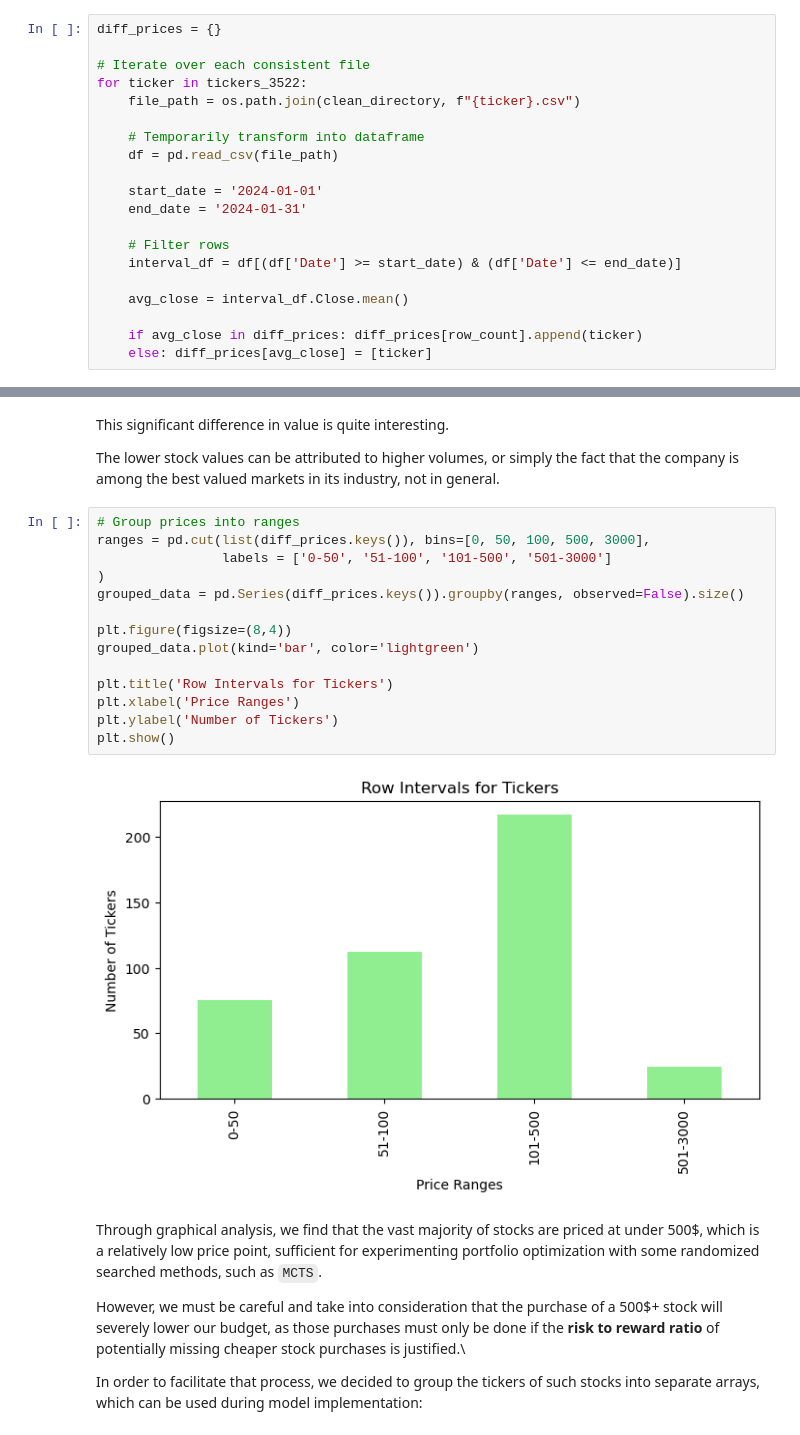
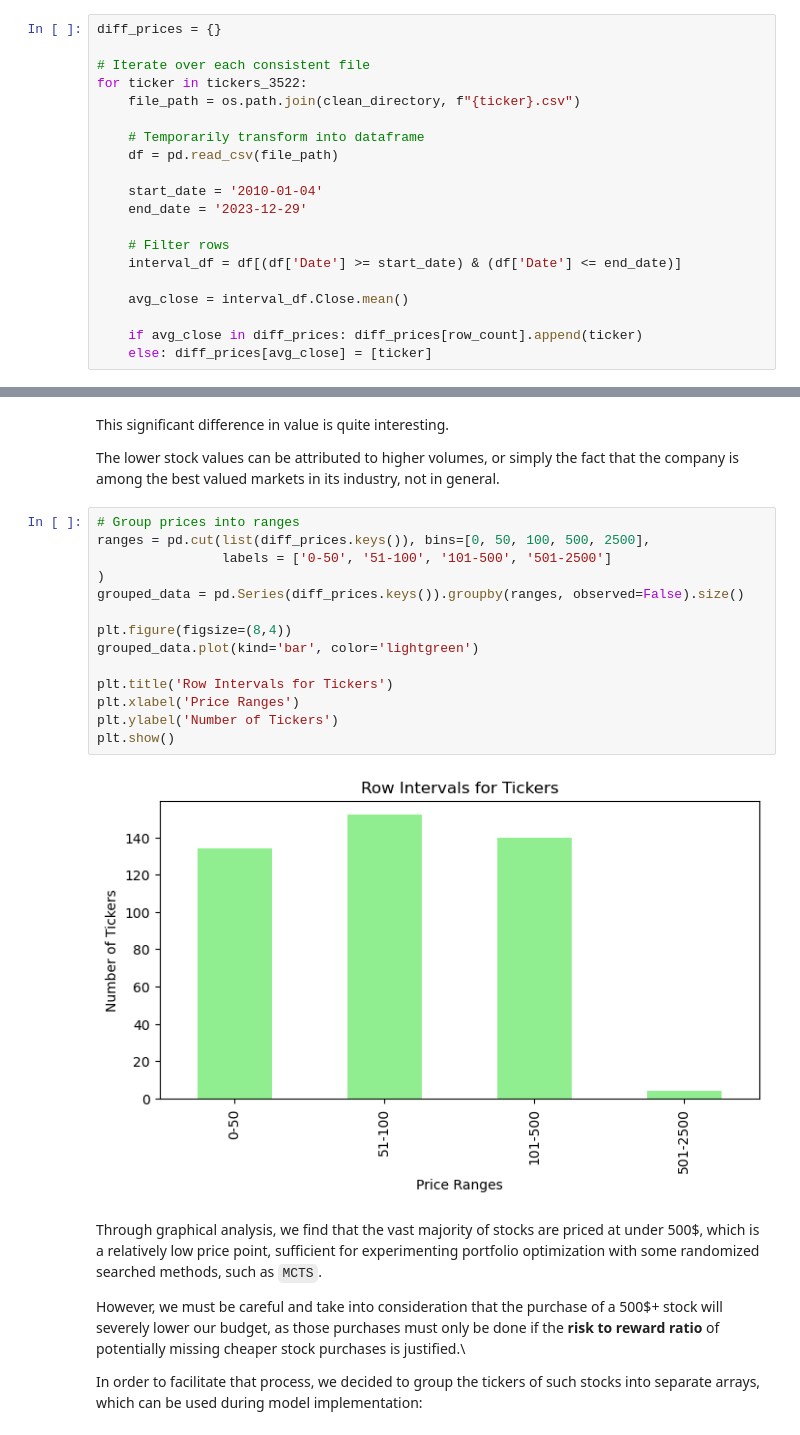
Before and after one commit to pmgfernandes04/SP500-Using-ML-and-Search-Methods, a Jupyter notebook: report.ipynb, the cells around one changed output, grey strips where cells are left out. Drawn from its saved outputs; the diff is of its cells as text.

```diff
--- a/report.ipynb
+++ b/report.ipynb
@@ -542,8 +542,8 @@ for ticker in tickers_3522:
     # Temporarily transform into dataframe
     df = pd.read_csv(file_path)
 
-    start_date = '2024-01-01'
-    end_date = '2024-01-31'
+    start_date = '2010-01-04'
+    end_date = '2023-12-29'
 
     # Filter rows
     interval_df = df[(df['Date'] >= start_date) & (df['Date'] <= end_date)]
@@ -567,20 +567,20 @@ This significant difference in value is quite interesting.
 The lower stock values can be attributed to higher volumes, or simply the fact that the company is among the best valued markets in its industry, not in general.
 # %%
 # Group prices into ranges
-ranges = pd.cut(list(diff_prices.keys()), bins=[0, 50, 100, 500, 3000],
-                labels = ['0-50', '51-100', '101-500', '501-3000']
+ranges = pd.cut(list(diff_prices.keys()), bins=[0, 50, 100, 500, 2500],
+                labels = ['0-50', '51-100', '101-500', '501-2500']
 )
 grouped_data = pd.Series(diff_prices.keys()).groupby(ranges, observed=False).size()
 
 plt.figure(figsize=(8,4))
 grouped_data.plot(kind='bar', color='lightgreen')
 
 plt.title('Row Intervals for Tickers')
 plt.xlabel('Price Ranges')
 plt.ylabel('Number of Tickers')
 plt.show()
 # %% [output]
-[figure, old version]
+[figure, new version]
 # %% [markdown]
 Through graphical analysis, we find that the vast majority of stocks are priced at under 500\$, which is a relatively low price point, sufficient for experimenting portfolio optimization with some randomized searched methods, such as `MCTS`.
 
```
Also changed, not shown: parts of 17 cells of this notebook, 1 other file.
